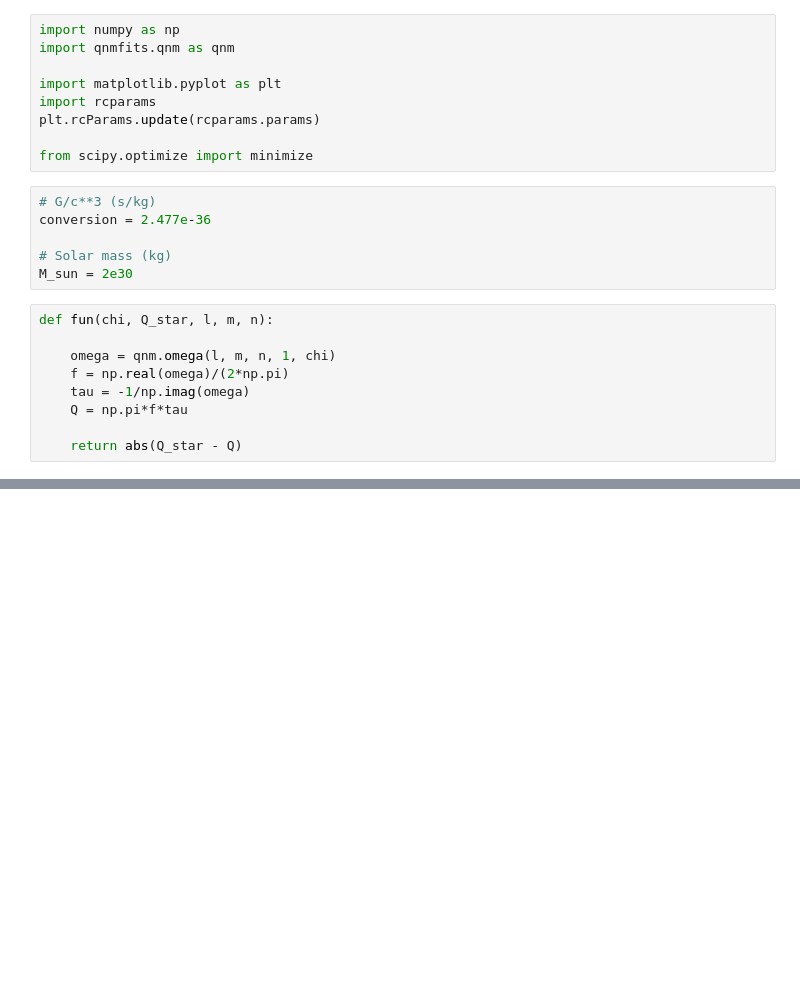
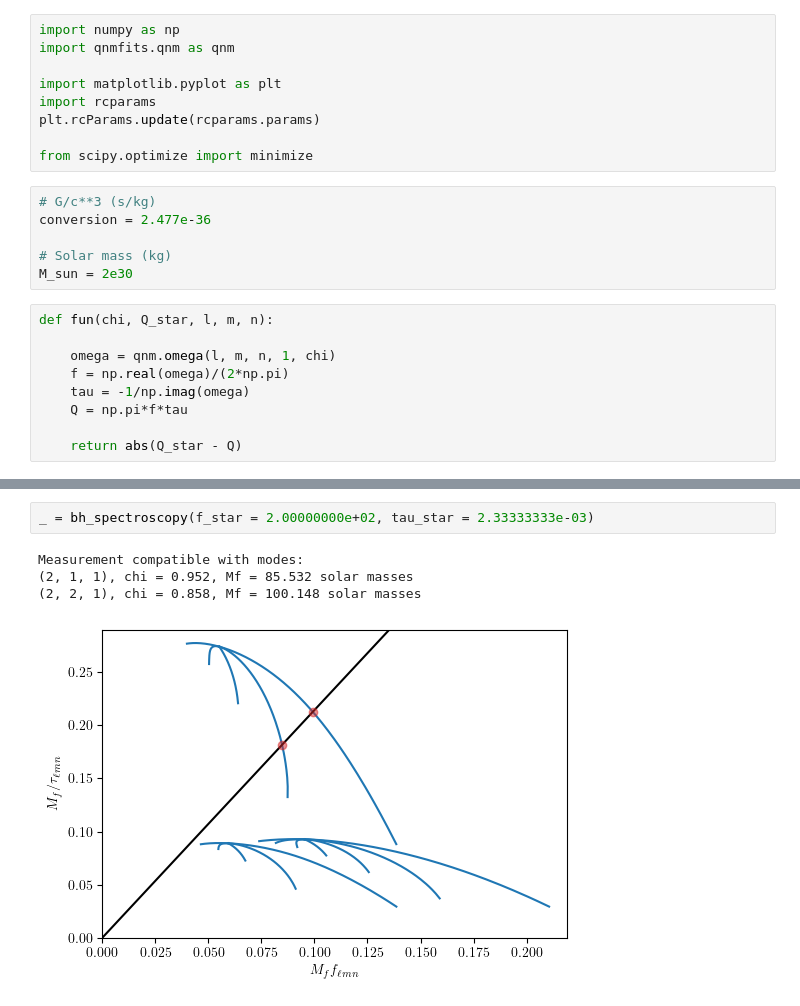
Before and after one commit to eliotfinch/thesis, a Jupyter notebook: Figures/Introduction/bh_spectroscopy.ipynb, the cells around one changed output, grey strips where cells are left out. Drawn from its saved outputs; the diff is of its cells as text; blank space fills up the shorter version.

```diff
--- a/Figures/Introduction/bh_spectroscopy.ipynb
+++ b/Figures/Introduction/bh_spectroscopy.ipynb
@@ -120,0 +231,7 @@ Measurement compatible with modes:
+# %%
+_ = bh_spectroscopy(f_star = 2.00000000e+02, tau_star = 2.33333333e-03)
+# %% [output]
+Measurement compatible with modes:
+(2, 1, 1), chi = 0.952, Mf = 85.532 solar masses
+(2, 2, 1), chi = 0.858, Mf = 100.148 solar masses
+[figure, added]
```
Also changed, not shown: parts of 6 cells of this notebook, 6 other files.
